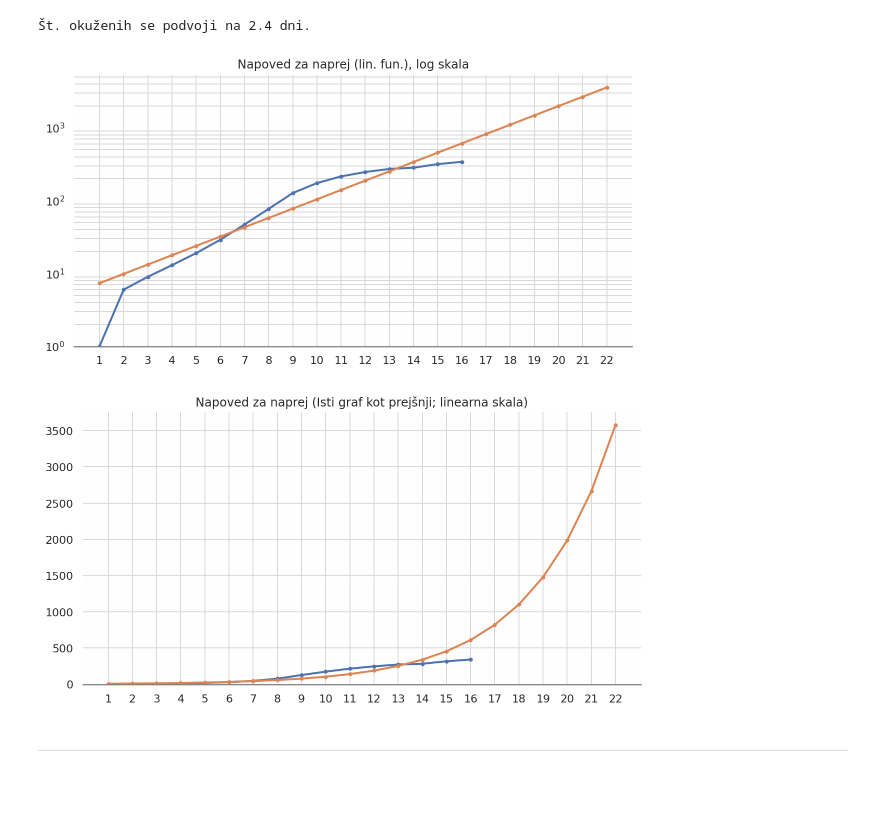
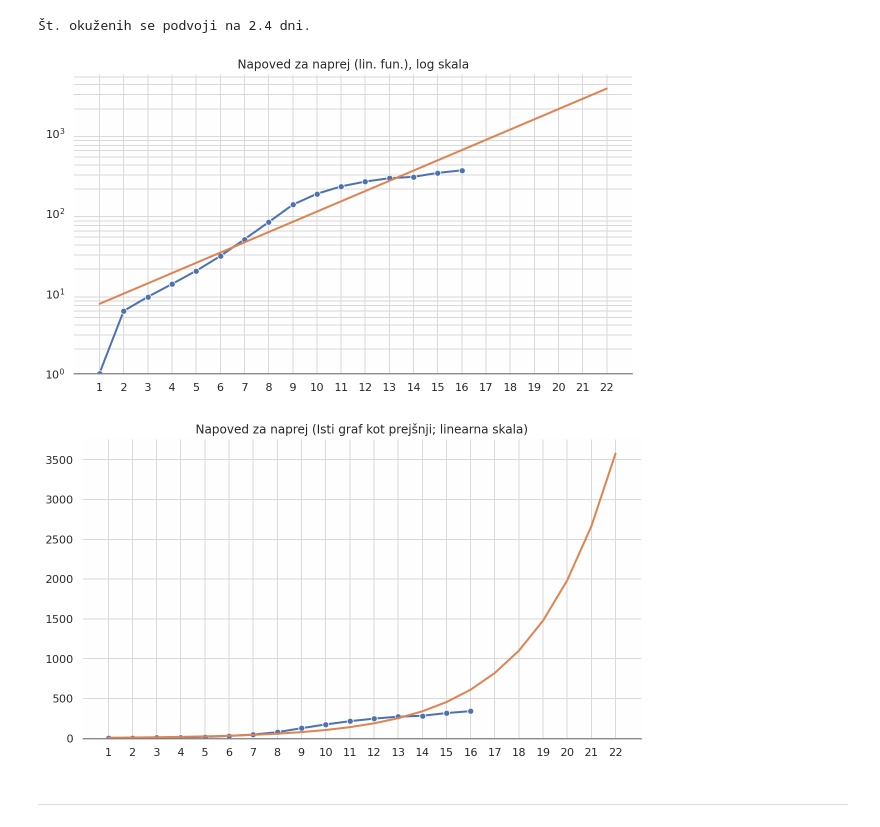
Before and after one commit to timkmecl/slo-covid-analysis, a Jupyter notebook: Korona.ipynb, the cells around one changed output. Cells and saved outputs as stored; diff of their text form; code cells hidden in the pictures; blank space fills up the shorter version.

```diff
--- a/Korona.ipynb
+++ b/Korona.ipynb
@@ -16,9 +16,16 @@ sns.set_style("whitegrid", {"axes.facecolor": ".995",
                             'axes.edgecolor': '.5',
                             'axes.grid': True,
                             'grid.color': '.85'})
+
 plt.rcParams["figure.figsize"] = [6.4, 4.8]
+
 plt.rcParams["lines.linewidth"] = 2
-plt.rcParams["lines.marker"] = "."
+
+plt.rcParams["lines.marker"] = "o"
+plt.rcParams["lines.markeredgecolor"] = "w"
+plt.rcParams["lines.markeredgewidth"] = "2"
+plt.rcParams["lines.markersize"] = 6
+palette = "Blues_d"
 # %% [markdown]
 # Dejanski podatki
 # %% [markdown]
@@ -216,33 +223,33 @@ print("Št. okuženih se podvoji na %.1f dni." % dbl2)
 # %%
 preds12 = lin(dni2, k, n)
 preds12e = np.exp(preds12*np.log(10))
 
-plt.figure(figsize=(10,5))
+plt.figure(figsize=(10,5.5))
 plt.xticks(dni2)
 
-plt.plot(dni, okuzeni)
-plt.plot(dni2, preds12e)
+sns.lineplot(dni, okuzeni)
+sns.lineplot(dni2, preds12e, marker="")
 
 plt.title("Napoved za naprej (lin. fun.), log skala")
 plt.yscale("log")
 plt.grid(axis="y", which="both")
 plt.ylim(1)
 plt.show()
 # %% [output]
-[figure, old version]
+[figure, new version]
 # %%
 preds12e = np.exp(lin(dni2, k, n)*np.log(10))
-plt.figure(figsize=(10,5))
+plt.figure(figsize=(10,5.5))
 plt.xticks(dni2)
 
-plt.plot(dni, okuzeni)
-plt.plot(dni2, preds12e)
+sns.lineplot(dni, okuzeni)
+sns.lineplot(dni2, preds12e, marker="")
 
 plt.title("Napoved za naprej (Isti graf kot prejšnji; linearna skala)")
 plt.ylim(0)
 plt.show()
 # %% [output]
-[figure, old version]
+[figure, new version]
 # %% [markdown]
 ---
 # %% [markdown]
```
Also changed, not shown: parts of 27 cells of this notebook, 1 other file.
